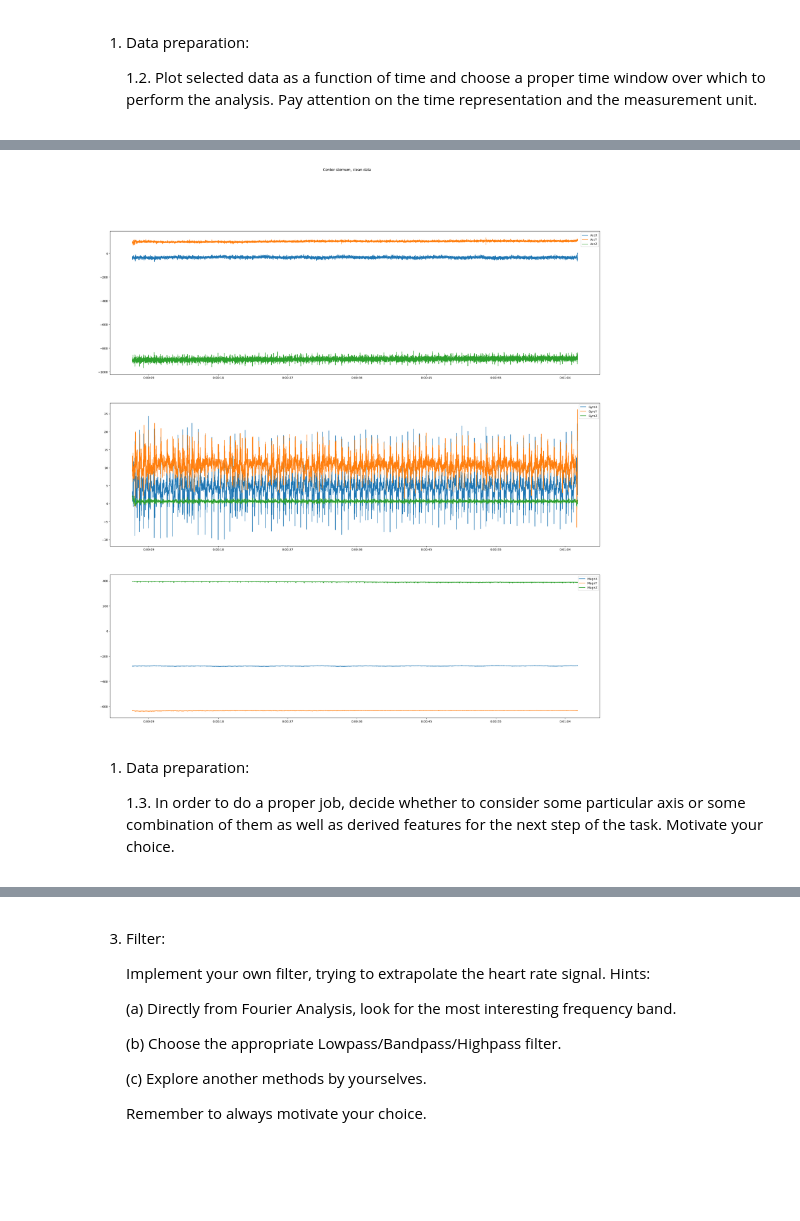
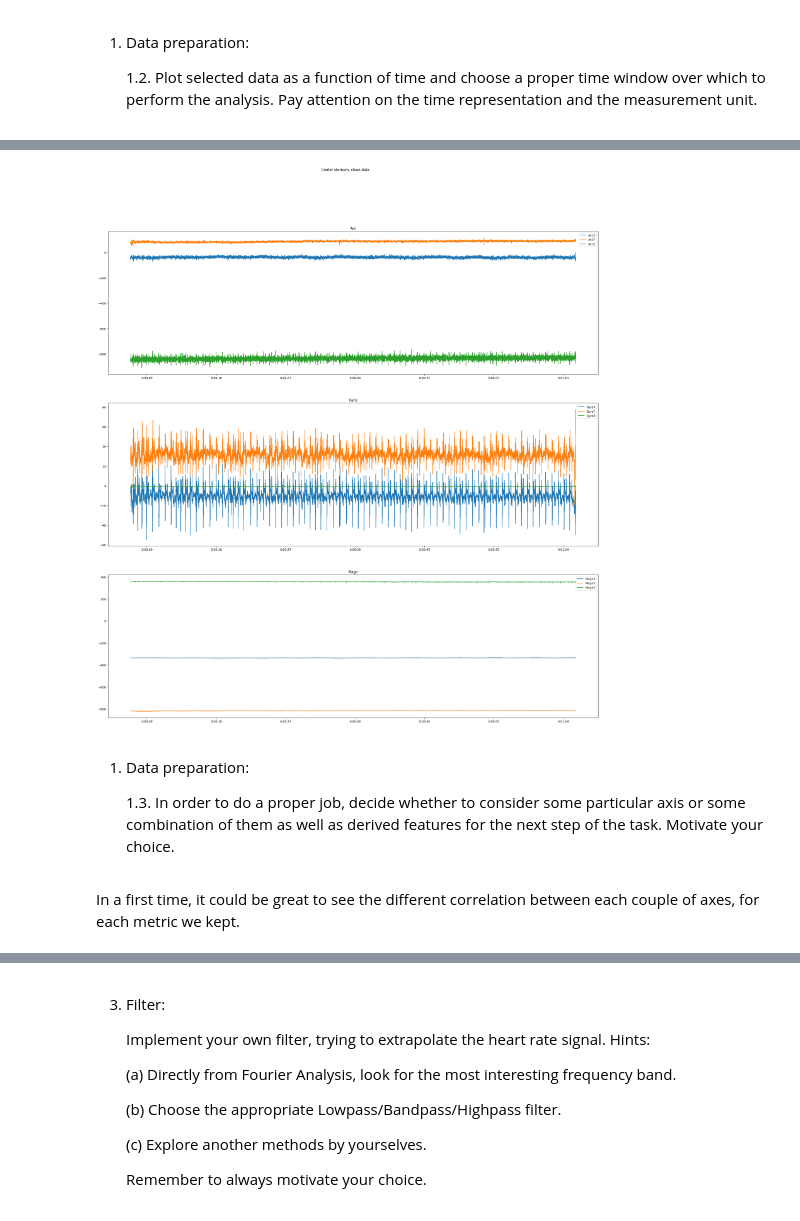
Before and after one commit to superbionicle/ProjectHEART, a Jupyter notebook: Project.ipynb, the cells around one changed output, grey strips where cells are left out. Saved outputs shown, nothing was run; the diff lists cells and outputs as text; code cells hidden in the pictures; blank space fills up the shorter version.

```diff
--- a/Project.ipynb
+++ b/Project.ipynb
@@ -112,27 +118,21 @@ axes = ["X","Y","Z"]
     1.1. Load the txt files and select only the columns you are interested in, in order to do a complete data analysis (e.g. Log Freq, AccX, ... )
 # %%
 def createDataFrame(iFile):
-    dataFrame = pd.read_csv(iFile, delimiter="\t")
-    dataFrame = dataFrame.loc[:, "Timestamp":"MagnZ"]
-    return dataFrame
+    oDataFrame = pd.read_csv(iFile, delimiter="\t")
+    return oDataFrame
 
-def setGyroValues(iDataFrame,iGyroValues):
+def setGyroValues(ioDataFrame,iGyroValues):
     gyroCols = np.array(["Gyro"+axe for axe in ["X","Y","Z"]])
-    iDataFrame[gyroCols] *= iGyroValues
-    return iDataFrame
+    ioDataFrame[gyroCols] *= iGyroValues
+    return ioDataFrame
 
-def setValues(iDataFrame,iValues,iCol):
+def setValues(ioDataFrame,iValues,iCol):
     valuesCols = np.array([iCol+axe for axe in ["X","Y","Z"]])
     setting = iValues[:,:3]
     offset = iValues[:,3]
-    # iDataFrame[accCols] = setting.dot(iDataFrame[accCols])+offset # Doesn't work, need to fix this instead of to use for loop
-    for index in range(len(iDataFrame)): # temp, TODO: change
-        iDataFrame.loc[index,valuesCols] = setting.dot(iDataFrame.loc[index,valuesCols]) + offset
-    return(iDataFrame)
+    ioDataFrame[valuesCols] = np.dot(ioDataFrame[valuesCols],setting)+offset
+    return(ioDataFrame)
 
 dataFrame = createDataFrame(CSFile)
 print(dataFrame.head())
-dataFrame = setGyroValues(dataFrame,gyroCalibration_1)
-dataFrame = setValues(dataFrame,accCalibration_1,"Acc")
-dataFrame = setValues(dataFrame,magCalibration_1,"Magn")
 # %% [output]
@@ -173,6 +199,7 @@ def graphDataFrame(iDataFrame,iTitle):
         axs[index].plot(values, iDataFrame[metricAxe], label=metricAxe)
         axs[index].legend()
         axs[index].xaxis.set_major_formatter(plt.FuncFormatter(ticks))
+        axs[index].set_title(metric)
 
 
-# graphDataFrame(dataFrame,"Center spectrum")
+graphDataFrame(dataFrame,"Center sternum")
@@ -183,15 +212,17 @@ Values are between 1500 and 14000, which corresponds a few before 11 sec and a f
 # %%
 dataFrameCopy = dataFrame.copy()
-tempMin = dataFrameCopy["Timestamp"].iloc[1400]
-tempMax = dataFrameCopy["Timestamp"].iloc[14500]
-dataFrameCopy = dataFrameCopy[(dataFrameCopy["Timestamp"]>tempMin)&(dataFrameCopy["Timestamp"]<tempMax)]
+indexMin = dataFrameCopy["Timestamp"].iloc[1400]
+indexMax = dataFrameCopy["Timestamp"].iloc[14500]
+dataFrameCopy = dataFrameCopy[(dataFrameCopy["Timestamp"]>indexMin)&(dataFrameCopy["Timestamp"]<indexMax)]
 graphDataFrame(dataFrameCopy, "Center sternum, clean data")
 # %% [output]
-[figure, old version]
+[figure, new version]
 # %% [markdown]
 1. Data preparation:
 
     1.3. In order to do a proper job, decide whether to consider some particular axis or some combination of them as well as derived features for the next step of the task. Motivate your choice.
+# %% [markdown]
+In a first time, it could be great to see the different correlation between each couple of axes, for each metric we kept.
 # %%
 figure, axs = plt.subplots(3,3,figsize=(30,30))
 figure.suptitle("Correlation couples of metrics")
```
Also changed, not shown: parts of 27 cells of this notebook, 1 other file.
